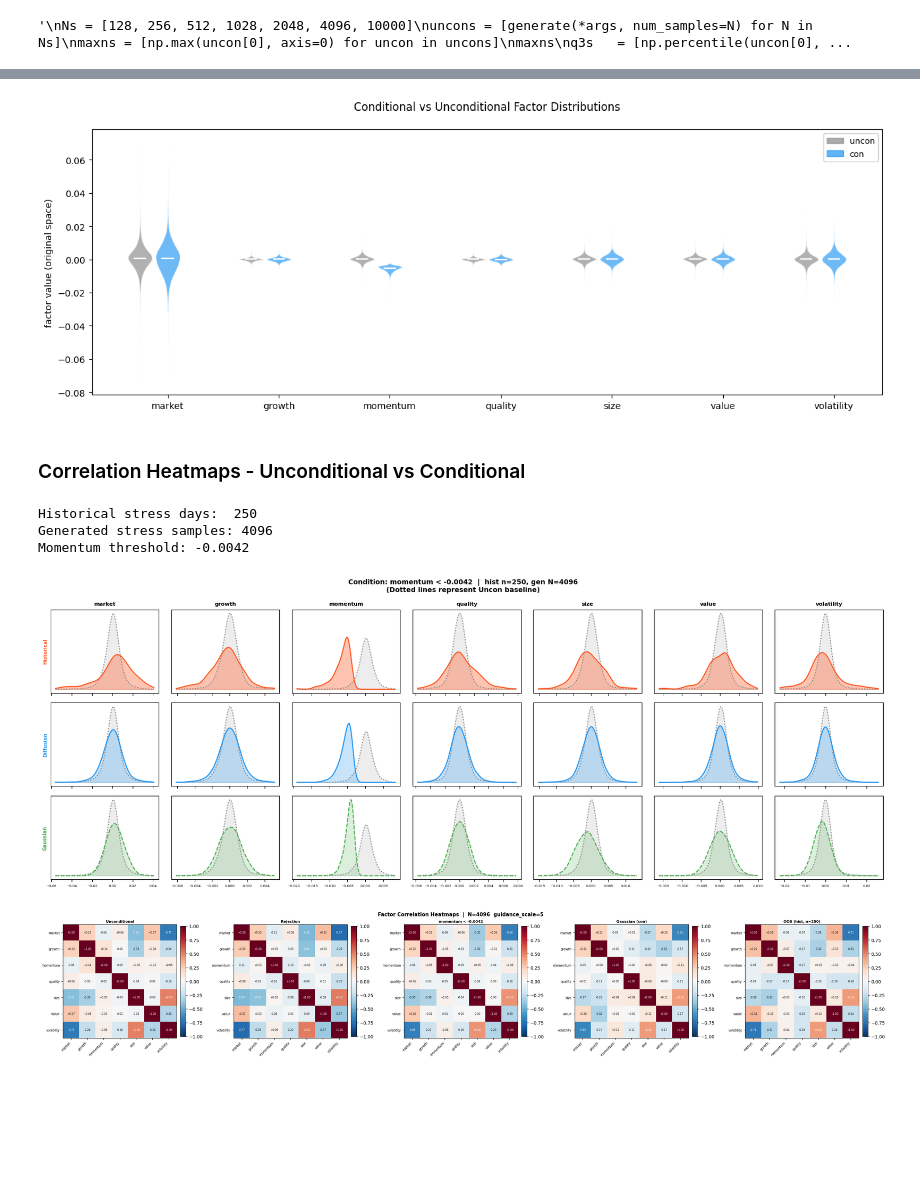
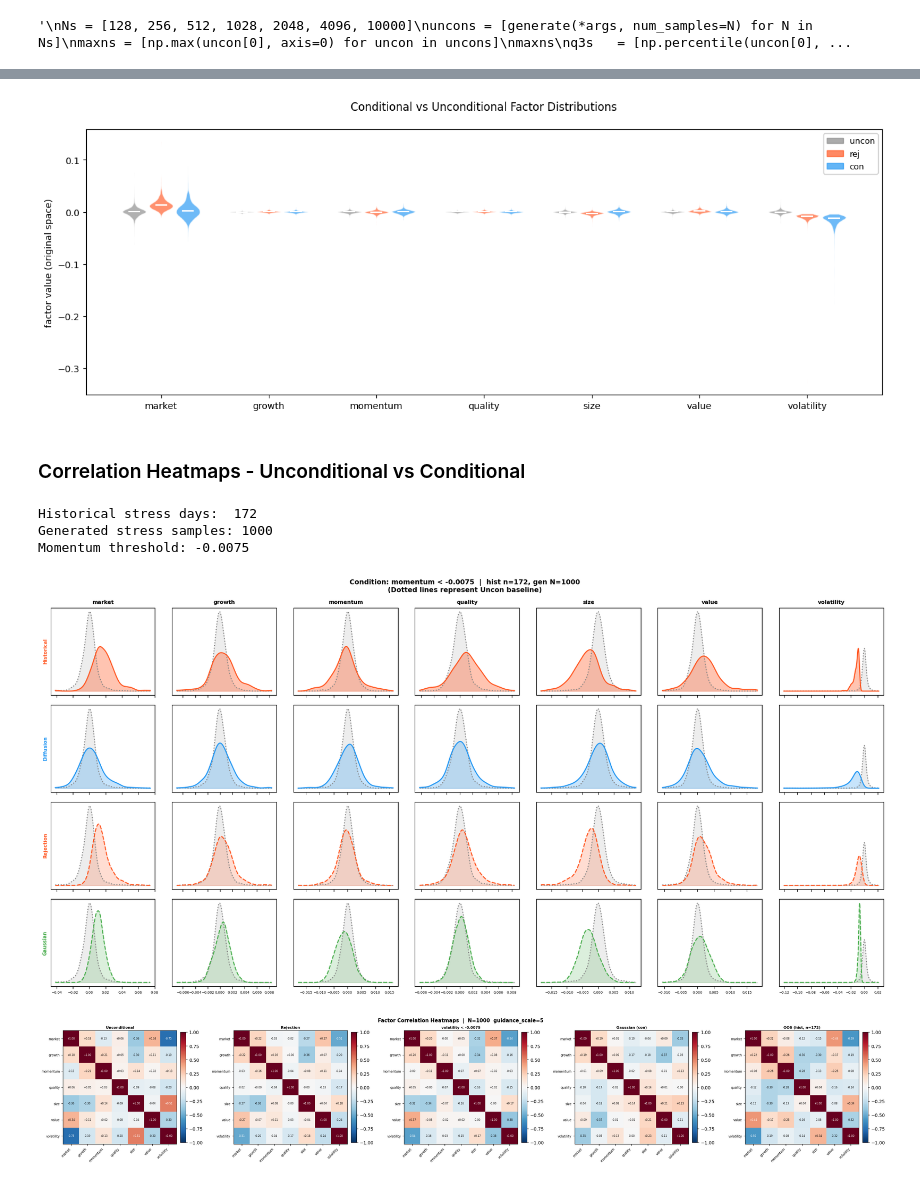
Before and after one commit to yryMax/TailEnhancedFinDiff, a Jupyter notebook: conditional_evaluation.ipynb, the cells around one changed output, grey strips where cells are left out. Saved outputs shown, nothing was run; the diff lists cells and outputs as text; code cells hidden in the pictures; blank space fills up the shorter version.

```diff
--- a/conditional_evaluation.ipynb
+++ b/conditional_evaluation.ipynb
@@ -121,7 +121,7 @@ maxns
 # %%
 # unconditional sample and conditional config
 GUIDANCE_S = 5 # guidance scale
-N = 4096 # sample number
+N = 1000 # sample number
 train_model = load_model(f"{PREFIX}")
 diffusionScenario = ScenarioGenerator(train_model, DiffusionSampler(CHECKPOINT, guidance_scale = GUIDANCE_S))
 # %%
@@ -133,7 +133,7 @@ uncon.shape
 #momentum < 3% quantile
 q3   = np.percentile(uncon, 3,  axis=0)
 qmin = uncon.min(axis=0)
-fidx = FACTOR_NAMES.index("momentum")
+fidx = FACTOR_NAMES.index("volatility")
 
 lower003_fn  = make_cond_fn((qmin[fidx], q3[fidx]), diffusionScenario.sampler.scaler, fidx)
 lower003 = diffusionScenario.cond_factor_generate(N, lower003_fn)
@@ -154,5 +158,5 @@ sampled_train = resampledScenario.cond_factor_generate(N, lower003_fn)
 # %%
-REJ_CACHE = f"{PREFIX}/samples/rej_{_cfg['ckpt_name']}_N{N}_s{GUIDANCE_S}.npy"
+REJ_CACHE = f"{PREFIX}/samples/rej_vol_{_cfg['ckpt_name']}_N{N}_s{GUIDANCE_S}.npy"
 if os.path.exists(REJ_CACHE):
     rej = np.load(REJ_CACHE)
     print(f"Loaded cached rej samples from {REJ_CACHE}  shape={rej.shape}")
@@ -192,7 +198,7 @@ plt.show()
 # %%
 datasets = [
     ("uncon", uncon,    COLORS["uncon"]),
-  #  ("rej",   rej,      "#FF5722"),
+    ("rej",   rej,      "#FF5722"),
     ("con",   lower003, COLORS["con"]),
 ]
 x_center = np.arange(FACTOR_DIM)
@@ -227,7 +233,7 @@ ax.legend(handles=handles, fontsize=9, framealpha=0.9)
 fig.tight_layout()
 plt.show()
 # %% [output]
-[figure, old version]
+[figure, new version]
 # %% [markdown]
 ### Correlation Heatmaps - Unconditional vs Conditional
 # %%
@@ -255,14 +261,14 @@ print(f"Historical stress days:  {len(hist_stress)}")
 print(f"Generated stress samples: {len(gen_stress)}")
 print(f"Momentum threshold: {mom_thresh:.4f}")
 # %% [output]
-Historical stress days:  250
-Generated stress samples: 4096
-Momentum threshold: -0.0042
+Historical stress days:  172
+Generated stress samples: 1000
+Momentum threshold: -0.0075
 # %%
 methods_to_plot = [
     ("Historical",      hist_stress,      "#FF5722",      "-",  0.35),
     ("Diffusion",       lower003,         COLORS["con"],  "-",  0.25),
-   # ("Rejection",       rej,              COLORS["rej"],  "--", 0.20),
+    ("Rejection",       rej,              COLORS["rej"],  "--", 0.20),
     ("Gaussian",        sampled_gaussian, COLORS["gaussion"], "--", 0.20),
 ]
 
@@ -293,34 +299,34 @@ for r, (label, data, color, ls, alpha) in enumerate(methods_to_plot):
 
 
         col_uncon = uncon_data[:, i]
         kde_uncon = gaussian_kde(col_uncon, bw_method=0.3)
         ax.fill_between(x_grid, kde_uncon(x_grid), alpha=uncon_alpha, color=uncon_color)
         ax.plot(x_grid, kde_uncon(x_grid), color=uncon_color, linewidth=1.5, linestyle=uncon_ls)
 
 
         col_method = data[:, i]
         kde_method = gaussian_kde(col_method, bw_method=0.3)
         ax.fill_between(x_grid, kde_method(x_grid), alpha=alpha, color=color)
         ax.plot(x_grid, kde_method(x_grid), color=color, linewidth=1.5, linestyle=ls)
 
 
         ax.set_yticks([])
         ax.tick_params(labelsize=5)
 
         if r == 0:
             ax.set_title(name, fontsize=8, fontweight="bold")
         if i == 0:
             ax.set_ylabel(label, fontsize=7, color=color, fontweight="bold")
 
 fig.suptitle(
     f"Condition: momentum < {mom_thresh:.4f}  |  hist n={len(hist_stress)}, gen N={N}\n"
     f"(Dotted lines represent Uncon baseline)",
     fontsize=10, fontweight="bold"
 )
 plt.tight_layout()
 plt.show()
 # %% [output]
-[figure, old version]
+[figure, new version]
 # %%
 corr_hist = corr_mat(hist_stress)
 
@@ -355,7 +361,7 @@ fig.suptitle(
 )
 plt.show()
 # %% [output]
-[figure, old version]
+[figure, new version]
 # %%
 import itertools
 
```
Also changed, not shown: parts of 12 cells of this notebook, 14 other files.
